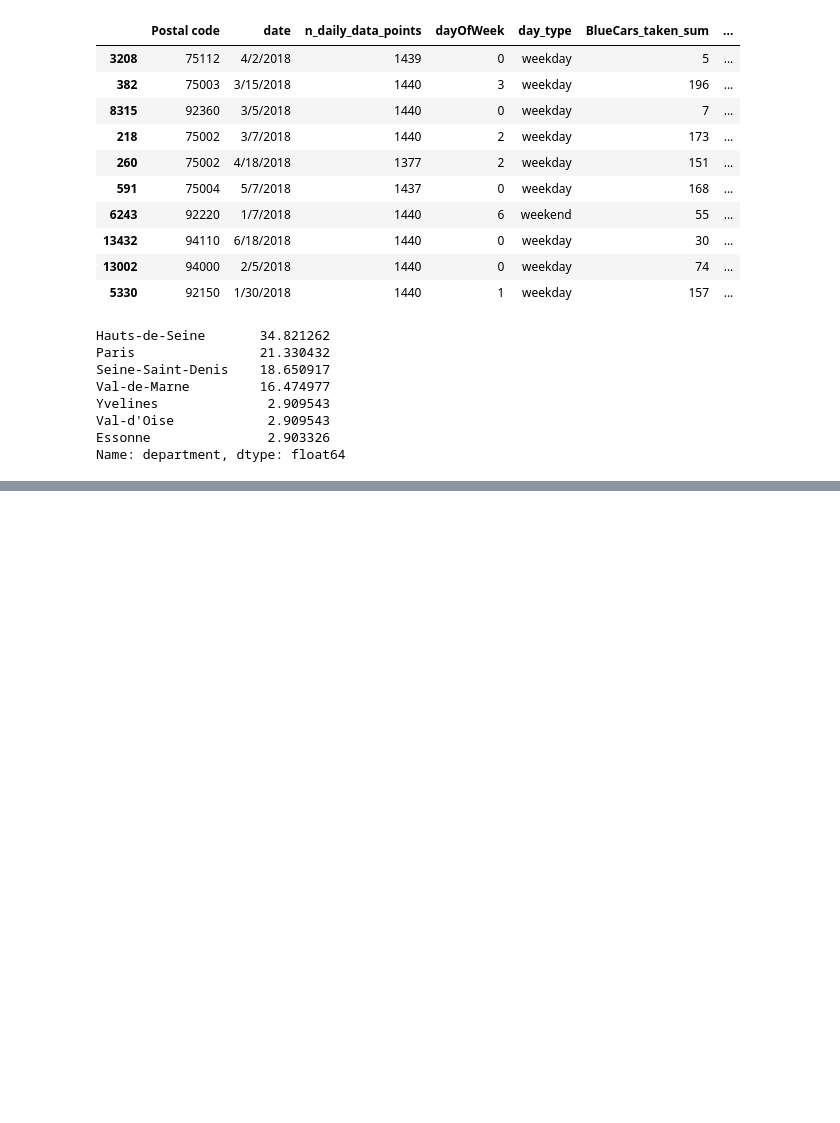
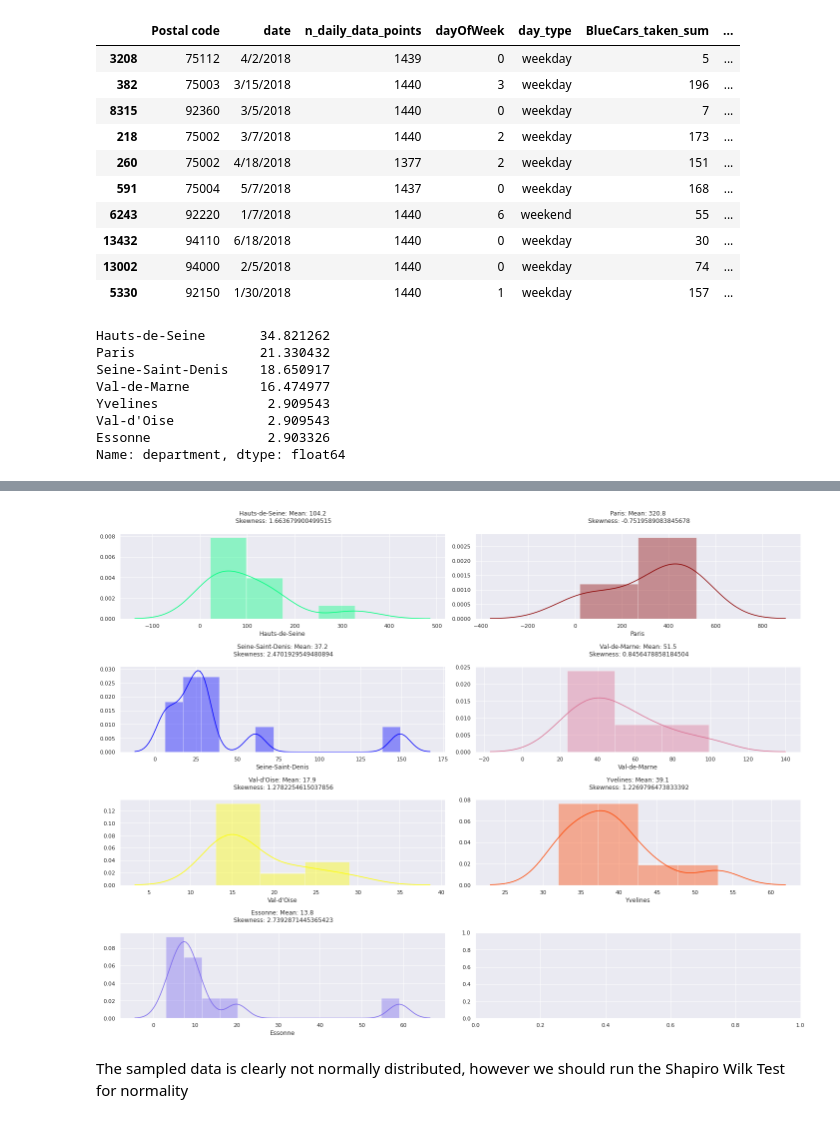
Before and after one commit to EllieMwangi/Hypothesis-Testing, a Jupyter notebook: Hypothesis_Testing.ipynb, the cells around one changed output, grey strips where cells are left out. Cells and saved outputs as stored; diff of their text form; code cells hidden in the pictures; blank space fills up the shorter version.

```diff
--- a/Hypothesis_Testing.ipynb
+++ b/Hypothesis_Testing.ipynb
@@ -414,0 +411,11 @@ strat_output
+# %%
+import random
+# Sample 10 records per department
+sampled_dept_data = pd.DataFrame({
+    'Hauts-de-Seine': random.sample(list(strat_output[strat_output.department == 'Hauts-de-Seine']['BlueCars_taken_sum']), 10),
+    'Paris': random.sample(list(strat_output[strat_output.department == 'Paris']['BlueCars_taken_sum']), 10),
+    'Seine-Saint-Denis': random.sample(list(strat_output[strat_output.department == 'Seine-Saint-Denis']['BlueCars_taken_sum']),10),
+    'Val-de-Marne': random.sample(list(strat_output[strat_output.department == 'Val-de-Marne']['BlueCars_taken_sum']),10),
+    "Val-d'Oise": random.sample(list(strat_output[strat_output.department == "Val-d'Oise"]['BlueCars_taken_sum']),10),
+    'Yvelines': random.sample(list(strat_output[strat_output.department == 'Yvelines']['BlueCars_taken_sum']),10),
+    'Essonne': random.sample(list(strat_output[strat_output.department == 'Essonne']['BlueCars_taken_sum']),10) })
@@ -414,0 +436,18 @@ strat_output
+# %%
+# Check for distribution across different departments
+departments = sampled_dept_data.columns.to_list()
+
+fig, axes = plt.subplots(nrows=4, ncols=2, figsize=(20, 15))
+colors = ['#00FF7F', '#8B0000', '#0000FF', '#DB7093', '#FFFF00', '#FF4500', '#7B68EE', '#FF00FF']
+
+for col, colour, ax in zip(departments, colors, axes.flatten()):
+  mean = sampled_dept_data[col].mean()
+  skew = sampled_dept_data[col].skew()
+  sns.distplot(sampled_dept_data[col], hist=True, ax=ax, color=colour)
+  ax.set_title(f'{col}: Mean: {mean}\n Skewness: {skew}\n')
+
+plt.tight_layout()
+# %% [output]
+[figure, added]
+# %% [markdown]
+The sampled data is clearly not normally distributed, however we should run the Shapiro Wilk Test for normality
```
Also changed, not shown: parts of 24 cells of this notebook.
